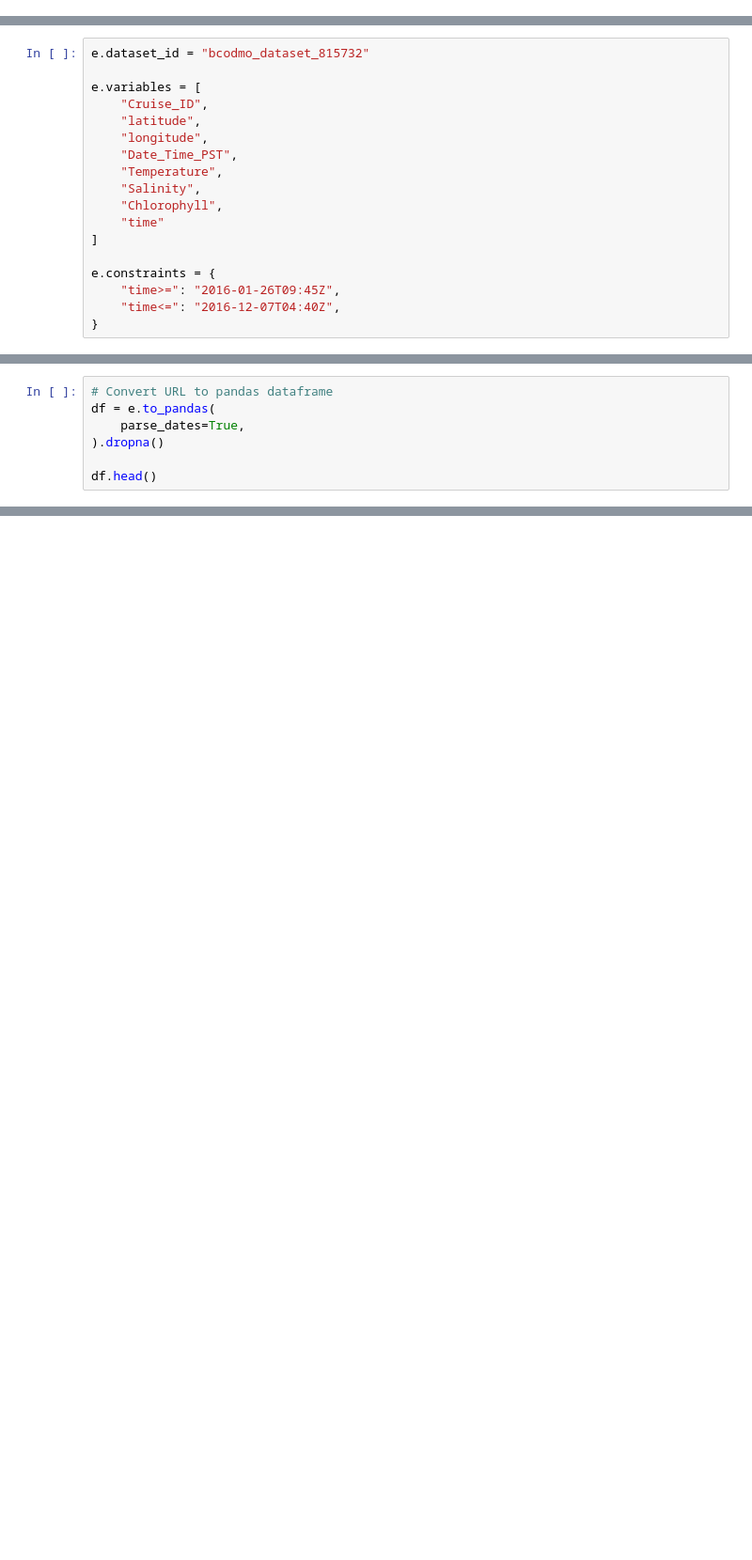
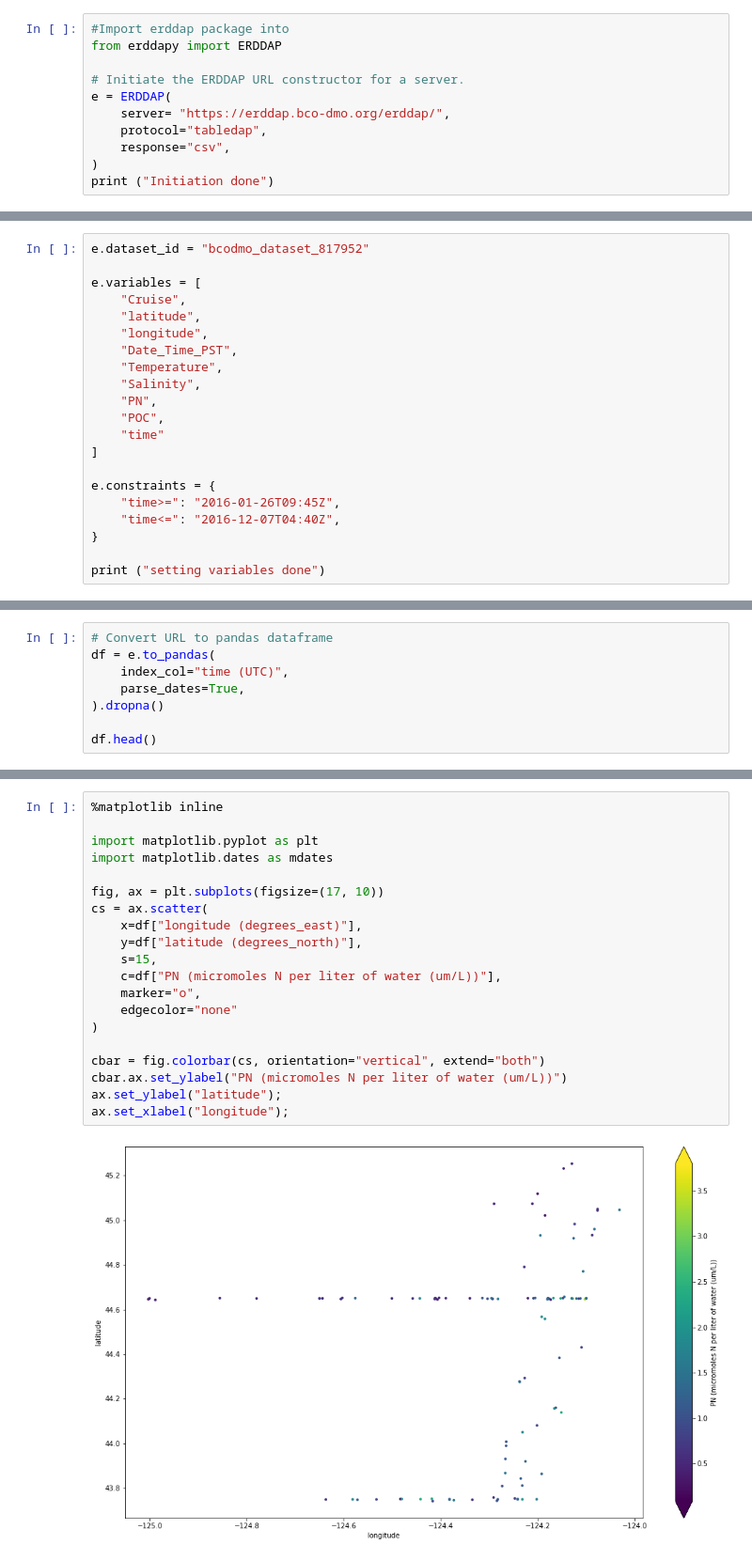
Before and after one commit to k-rns/workshop_data_reuse, a Jupyter notebook: _episodes/04_dataset_directly.ipynb, the cells around one changed output, grey strips where cells are left out. Shown at 94% size. Saved outputs shown, nothing was run; the diff lists cells and outputs as text; blank space fills up the shorter version.

Commit message:
finish dataset python

```diff
--- a/_episodes/04_dataset_directly.ipynb
+++ b/_episodes/04_dataset_directly.ipynb
@@ -10,0 +11,11 @@ e = ERDDAP(
+# %%
+#Import erddap package into
+from erddapy import ERDDAP
+
+# Initiate the ERDDAP URL constructor for a server.
+e = ERDDAP(
+    server= "https://erddap.bco-dmo.org/erddap/",
+    protocol="tabledap",
+    response="csv",
+)
+print ("Initiation done")
@@ -11,14 +26,15 @@ e = ERDDAP(
 # %%
-e.dataset_id = "bcodmo_dataset_815732"
+e.dataset_id = "bcodmo_dataset_817952"
 
 e.variables = [
-    "Cruise_ID",
+    "Cruise",
     "latitude",
     "longitude",
     "Date_Time_PST",
     "Temperature",
     "Salinity",
-    "Chlorophyll",
+    "PN",
+    "POC",
     "time"
 ]
 
@@ -26,3 +42,5 @@ e.constraints = {
     "time>=": "2016-01-26T09:45Z",
     "time<=": "2016-12-07T04:40Z",
 }
+
+print ("setting variables done")
@@ -35,6 +61,7 @@ https://erddap.bco-dmo.org/erddap/tabledap/bcodmo_dataset_815732.csv?Cruise_ID,l
 # %%
 # Convert URL to pandas dataframe
 df = e.to_pandas(
+    index_col="time (UTC)",
     parse_dates=True,
 ).dropna()
 
@@ -46,0 +107,22 @@ HTTPError: Error {
+# %%
+%matplotlib inline
+
+import matplotlib.pyplot as plt
+import matplotlib.dates as mdates
+
+fig, ax = plt.subplots(figsize=(17, 10))
+cs = ax.scatter(
+    x=df["longitude (degrees_east)"],
+    y=df["latitude (degrees_north)"],
+    s=15,
+    c=df["PN (micromoles N per liter of water (um/L))"],
+    marker="o",
+    edgecolor="none"
+)
+
+cbar = fig.colorbar(cs, orientation="vertical", extend="both")
+cbar.ax.set_ylabel("PN (micromoles N per liter of water (um/L))")
+ax.set_ylabel("latitude");
+ax.set_xlabel("longitude");
+# %% [output]
+[figure, added]
```
Also changed, not shown: parts of 14 cells of this notebook, 1 other file.
